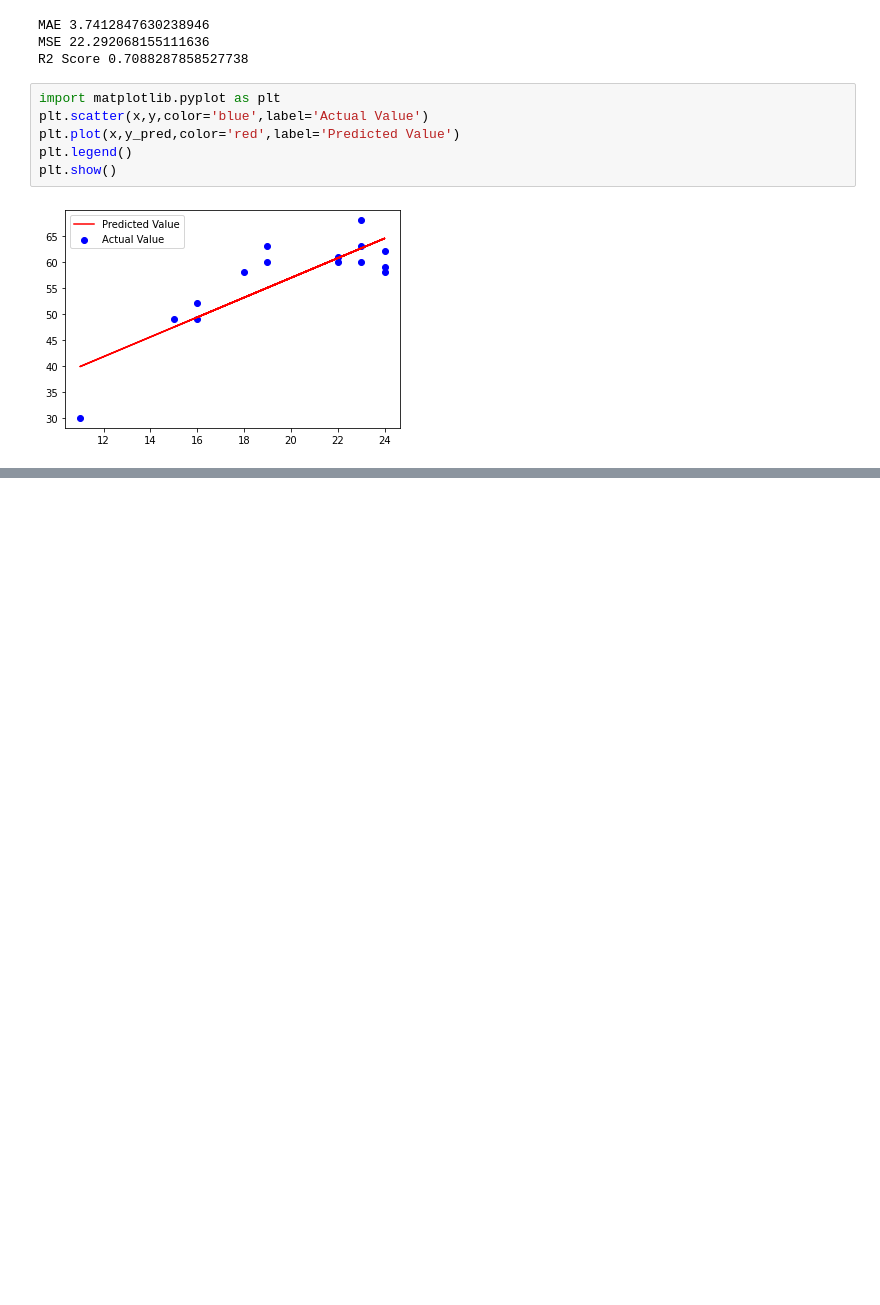
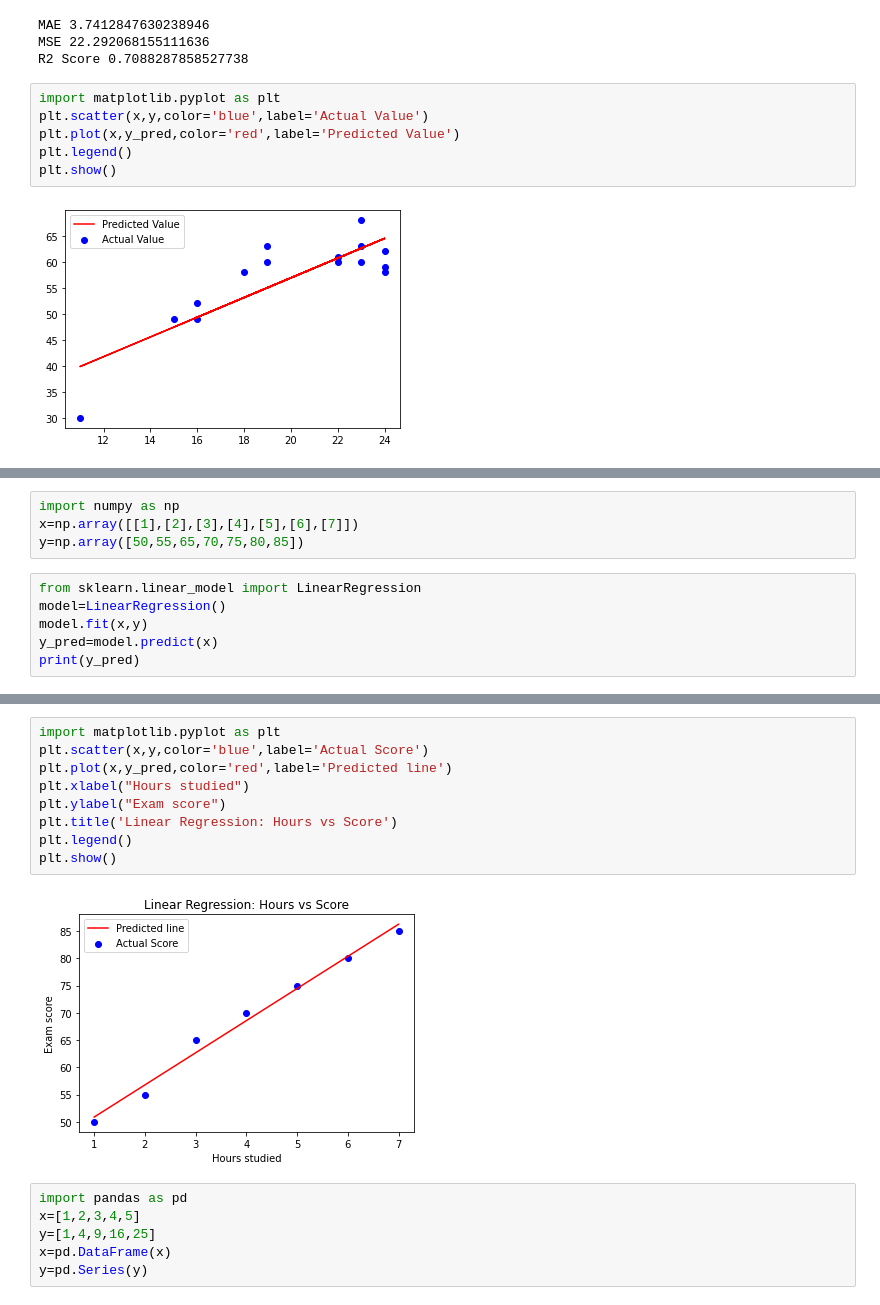
Before and after one commit to Suparshv/FCSP-2, a Jupyter notebook: CH-5.ipynb, the cells around one changed output, grey strips where cells are left out. Cells and saved outputs as stored; diff of their text form; blank space fills up the shorter version.

```diff
--- a/CH-5.ipynb
+++ b/CH-5.ipynb
@@ -67,0 +70,10 @@ plt.show()
+# %%
+import numpy as np
+x=np.array([[1],[2],[3],[4],[5],[6],[7]])
+y=np.array([50,55,65,70,75,80,85])
+# %%
+from sklearn.linear_model import LinearRegression
+model=LinearRegression()
+model.fit(x,y)
+y_pred=model.predict(x)
+print(y_pred)
@@ -67,0 +92,17 @@ plt.show()
+# %%
+import matplotlib.pyplot as plt
+plt.scatter(x,y,color='blue',label='Actual Score')
+plt.plot(x,y_pred,color='red',label='Predicted line')
+plt.xlabel("Hours studied")
+plt.ylabel("Exam score")
+plt.title('Linear Regression: Hours vs Score')
+plt.legend()
+plt.show()
+# %% [output]
+[figure, added]
+# %%
+import pandas as pd
+x=[1,2,3,4,5]
+y=[1,4,9,16,25]
+x=pd.DataFrame(x)
+y=pd.Series(y)
```
Also changed, not shown: parts of 14 cells of this notebook, 4 other files.
